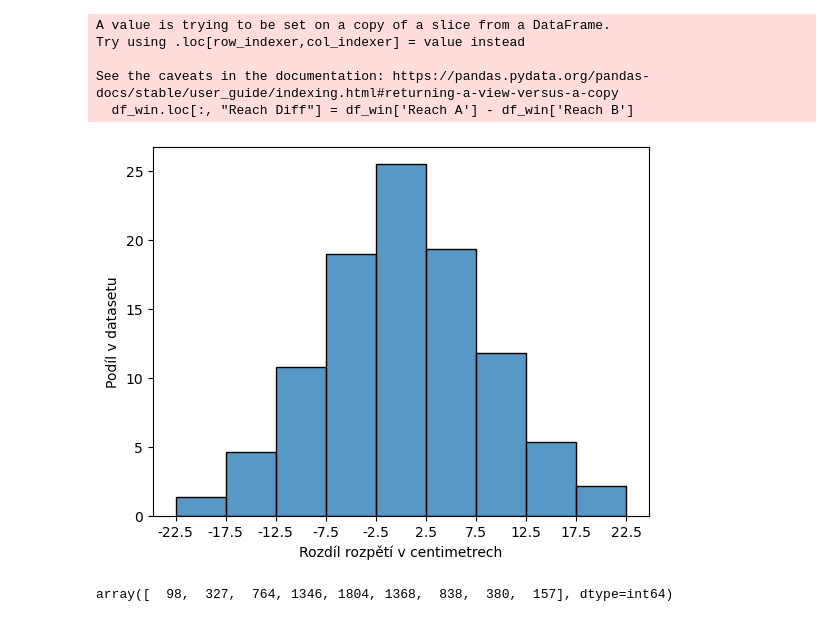
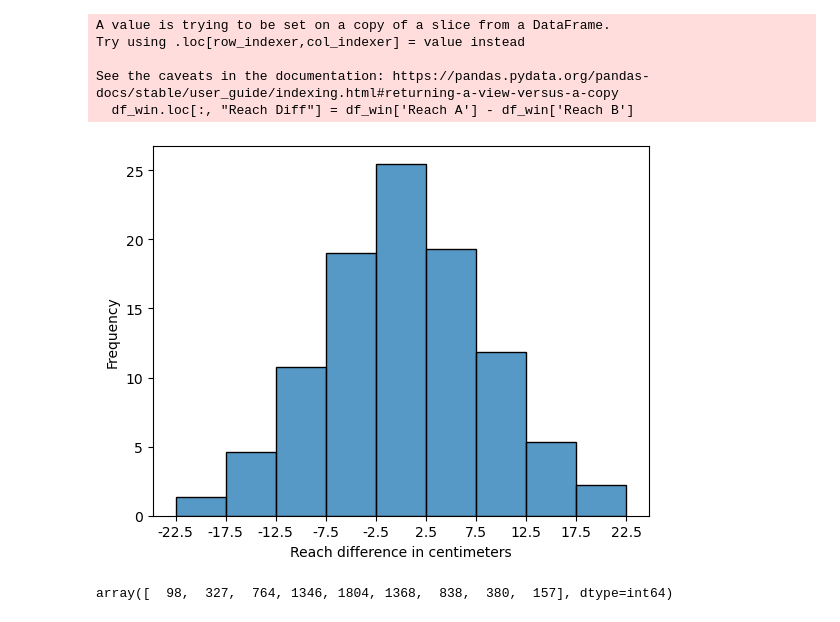
Before and after one commit to Adazac/ufc_analysis, a Jupyter notebook: ufc_analysis.ipynb, the cells around one changed output. Saved outputs shown, nothing was run; the diff lists cells and outputs as text; code cells hidden in the pictures.

```diff
--- a/ufc_analysis.ipynb
+++ b/ufc_analysis.ipynb
@@ -116,12 +116,12 @@ See the caveats in the documentation: https://pandas.pydata.org/pandas-docs/stab
 # %%
 bins = [-22.5, -17.5, -12.5, -7.5, -2.5, 2.5, 7.5, 12.5, 17.5, 22.5]
 sns.histplot(df_win, x = "Reach Diff", bins=bins, stat='percent')
-plt.xlabel('Rozdíl rozpětí v centimetrech')
-plt.ylabel('Podíl v datasetu')
+plt.xlabel('Reach difference in centimeters')
+plt.ylabel('Frequency')
 plt.xticks(ticks=bins, labels=bins)
 plt.show()
 # %% [output]
-[figure, old version]
+[figure, new version]
 # %%
 counts, _ = np.histogram(df_win['Reach Diff'], bins=bins)
 counts
```
Also changed, not shown: parts of 2 cells of this notebook, 1 other file.
